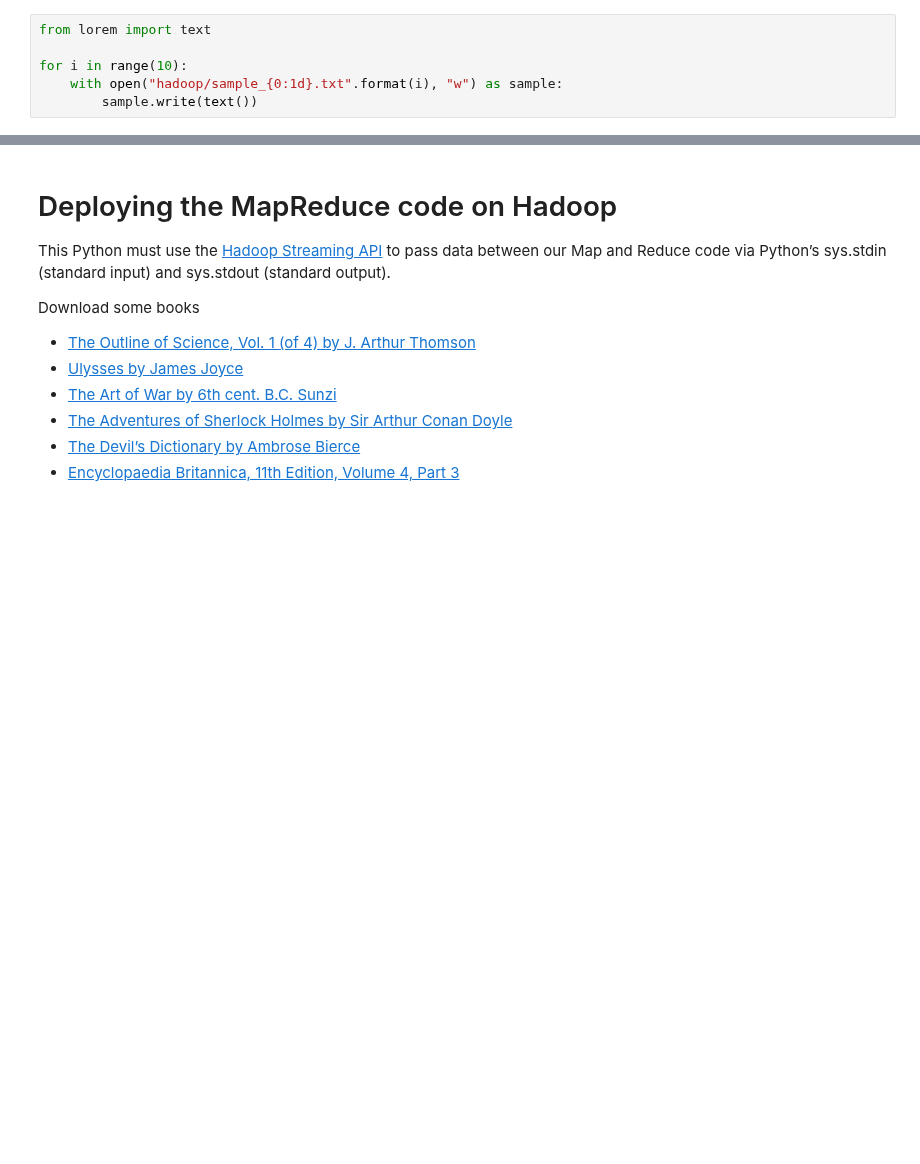
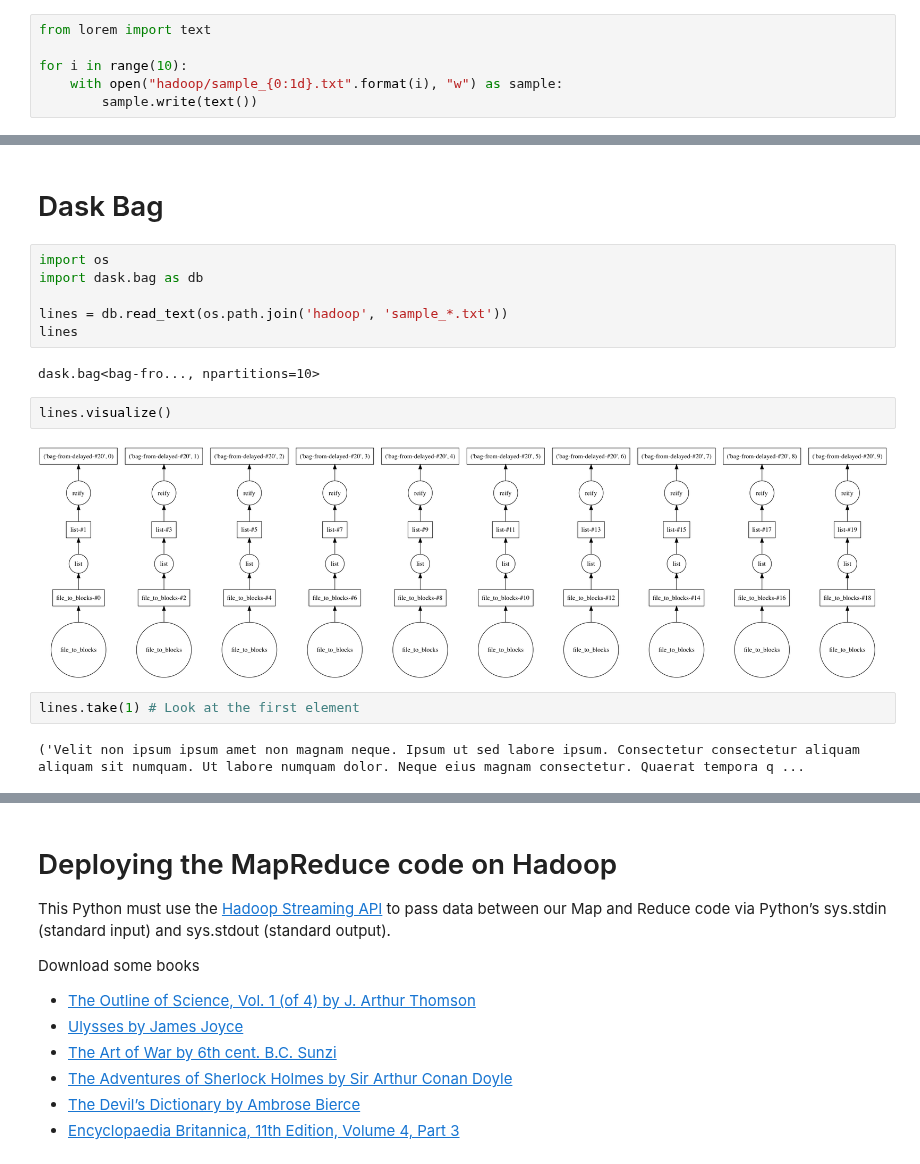
Before and after one commit to pnavaro/math-python, a Jupyter notebook: 34.MapReduce.ipynb, the cells around one changed output, grey strips where cells are left out. Cells and saved outputs as stored; diff of their text form; blank space fills up the shorter version.

```diff
--- a/34.MapReduce.ipynb
+++ b/34.MapReduce.ipynb
@@ -357,0 +360,18 @@ hadoop/sample_6.txt
+# %% [markdown]
+#  Dask Bag
+# %%
+import os
+import dask.bag as db
+
+lines = db.read_text(os.path.join('hadoop', 'sample_*.txt'))
+lines
+# %% [output]
+dask.bag<bag-fro..., npartitions=10>
+# %%
+lines.visualize()
+# %% [output]
+[figure, added]
+# %%
+lines.take(1) # Look at the first element
+# %% [output]
+('Velit non ipsum ipsum amet non magnam neque. Ipsum ut sed labore ipsum. Consectetur consectetur aliquam aliquam sit numquam. Ut labore numquam dolor. Neque eius magnam consectetur. Quaerat tempora q ...
```
Also changed, not shown: parts of 13 cells of this notebook, 2 other files.
